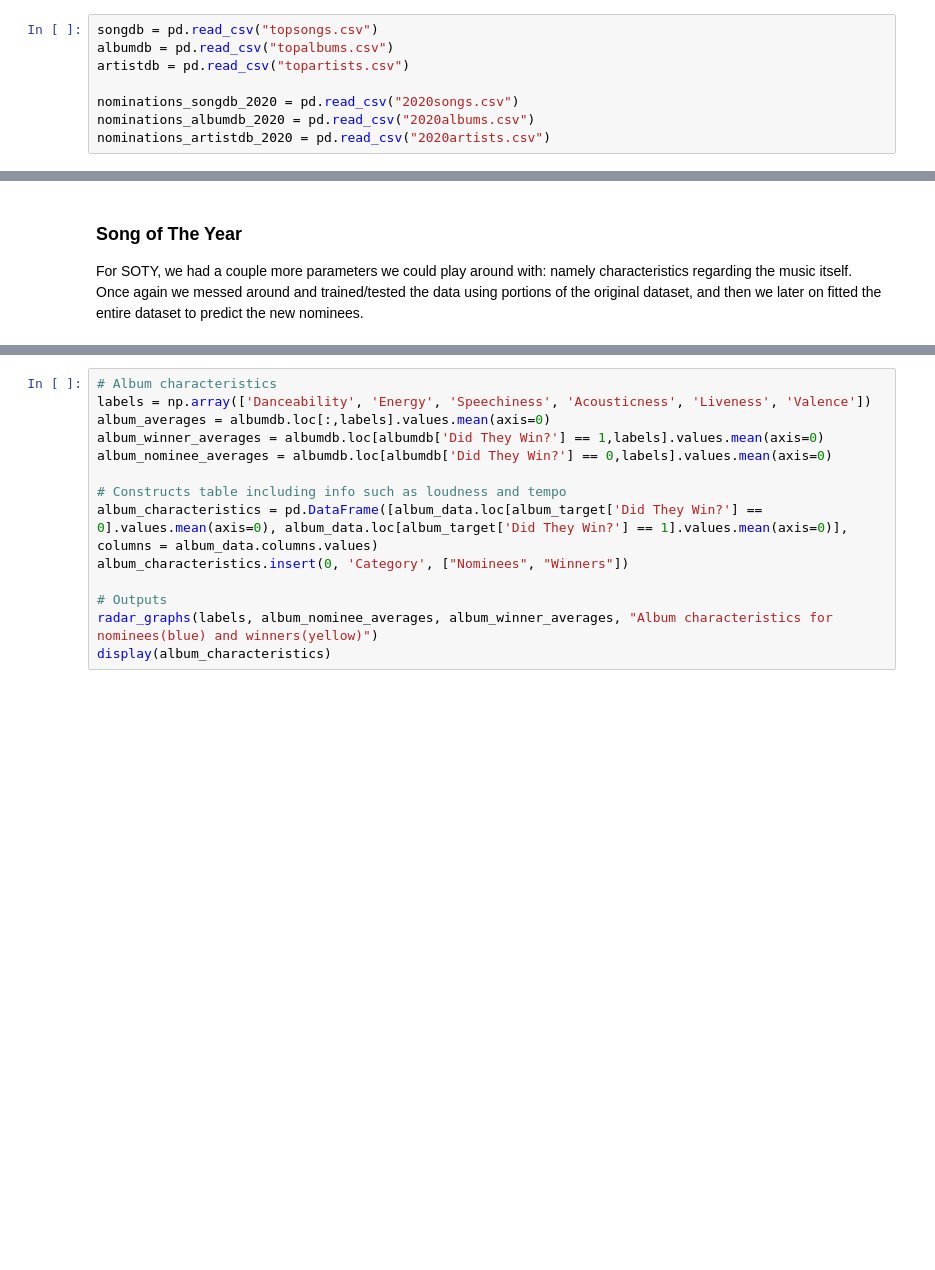
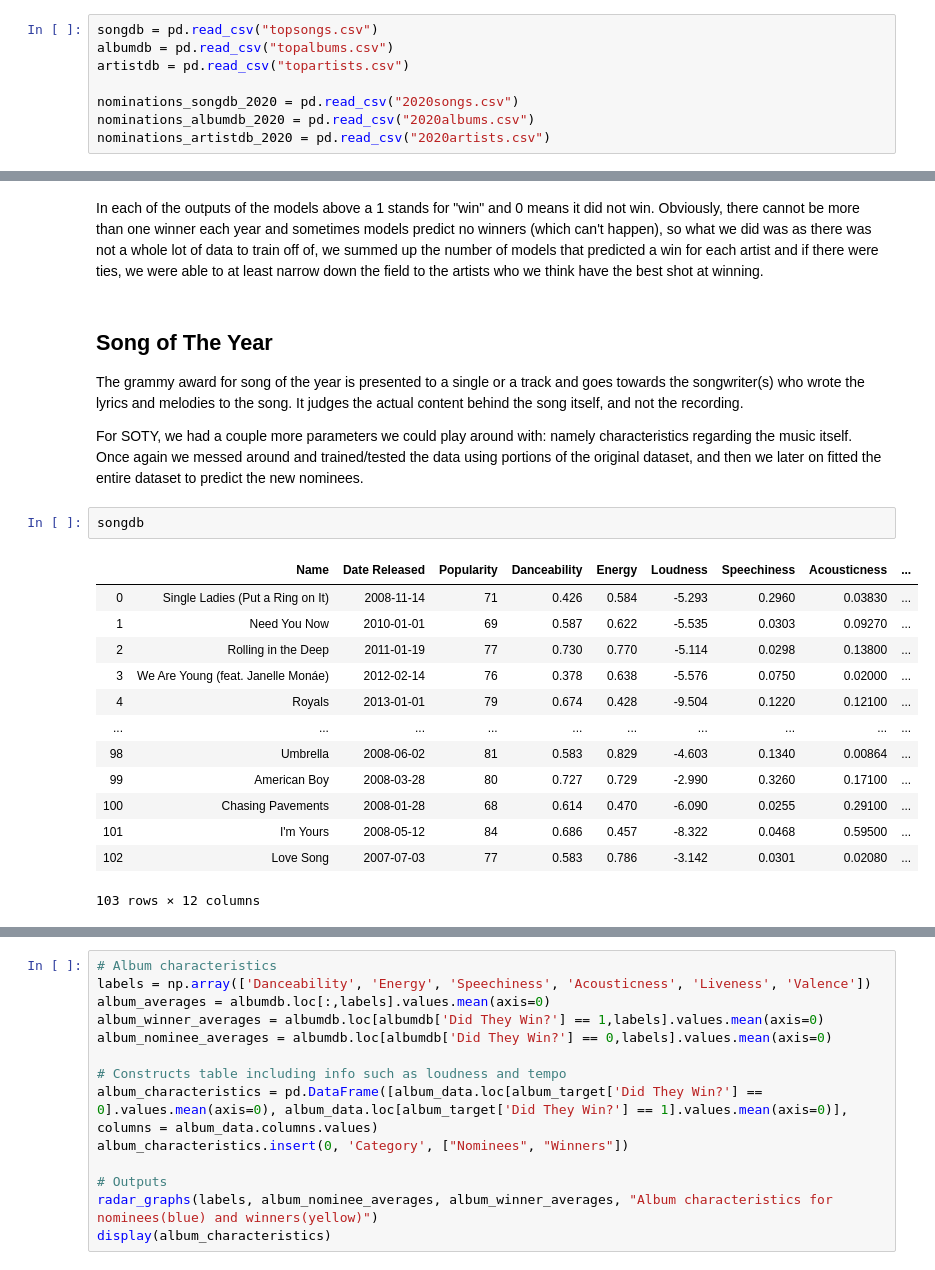
Before and after one commit to rwang99/grammy_predictions_2019, a Jupyter notebook: analysis.ipynb, the cells around one changed output, grey strips where cells are left out. Saved outputs shown, nothing was run; the diff lists cells and outputs as text; blank space fills up the shorter version.

```diff
--- a/analysis.ipynb
+++ b/analysis.ipynb
@@ -151,4 +171,24 @@ Artist predictions for 2020 Grammys
+# %% [markdown]
+In each of the outputs of the models above a 1 stands for "win" and 0 means it did not win. Obviously, there cannot be more than one winner each year and sometimes models predict no winners (which can't happen), so what we did was as there was not a whole lot of data to train off of, we summed up the number of models that predicted a win for each artist and if there were ties, we were able to at least narrow down the field to the artists who we think have the best shot at winning.
 # %% [markdown]
-### Song of The Year
+## Song of The Year
+
+The grammy award for song of the year is presented to a single or a track and goes towards the songwriter(s) who wrote the lyrics and melodies to the song. It judges the actual content behind the song itself, and not the recording.
 
 For SOTY, we had a couple more parameters we could play around with: namely characteristics regarding the music itself. Once again we messed around and trained/tested the data using portions of the original dataset, and then we later on fitted the entire dataset to predict the new nominees.
+# %%
+songdb
+# %% [output]
+|  | Name | Date Released | Popularity | Danceability | Energy | Loudness | Speechiness | Acousticness | ... |
+| 0 | Single Ladies (Put a Ring on It) | 2008-11-14 | 71 | 0.426 | 0.584 | -5.293 | 0.2960 | 0.03830 | ... |
+| 1 | Need You Now | 2010-01-01 | 69 | 0.587 | 0.622 | -5.535 | 0.0303 | 0.09270 | ... |
+| 2 | Rolling in the Deep | 2011-01-19 | 77 | 0.730 | 0.770 | -5.114 | 0.0298 | 0.13800 | ... |
+| 3 | We Are Young (feat. Janelle Monáe) | 2012-02-14 | 76 | 0.378 | 0.638 | -5.576 | 0.0750 | 0.02000 | ... |
+| 4 | Royals | 2013-01-01 | 79 | 0.674 | 0.428 | -9.504 | 0.1220 | 0.12100 | ... |
+| ... | ... | ... | ... | ... | ... | ... | ... | ... | ... |
+| 98 | Umbrella | 2008-06-02 | 81 | 0.583 | 0.829 | -4.603 | 0.1340 | 0.00864 | ... |
+| 99 | American Boy | 2008-03-28 | 80 | 0.727 | 0.729 | -2.990 | 0.3260 | 0.17100 | ... |
+| 100 | Chasing Pavements | 2008-01-28 | 68 | 0.614 | 0.470 | -6.090 | 0.0255 | 0.29100 | ... |
+| 101 | I'm Yours | 2008-05-12 | 84 | 0.686 | 0.457 | -8.322 | 0.0468 | 0.59500 | ... |
+| 102 | Love Song | 2007-07-03 | 77 | 0.583 | 0.786 | -3.142 | 0.0301 | 0.02080 | ... |
+103 rows × 12 columns
```
Also changed, not shown: parts of 22 cells of this notebook, 1 other file.
